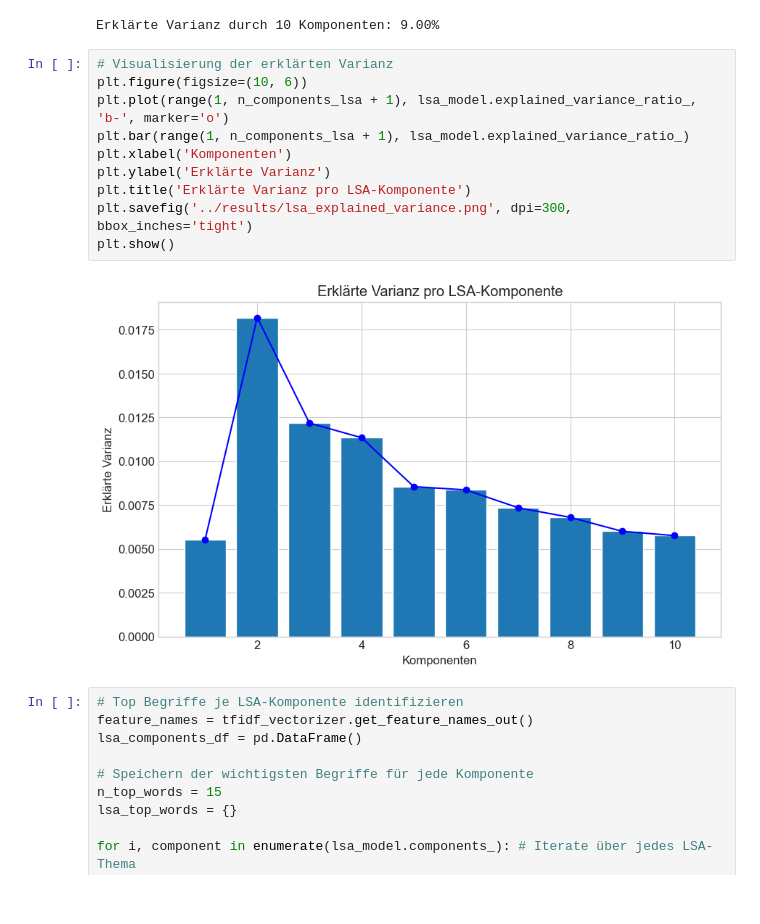
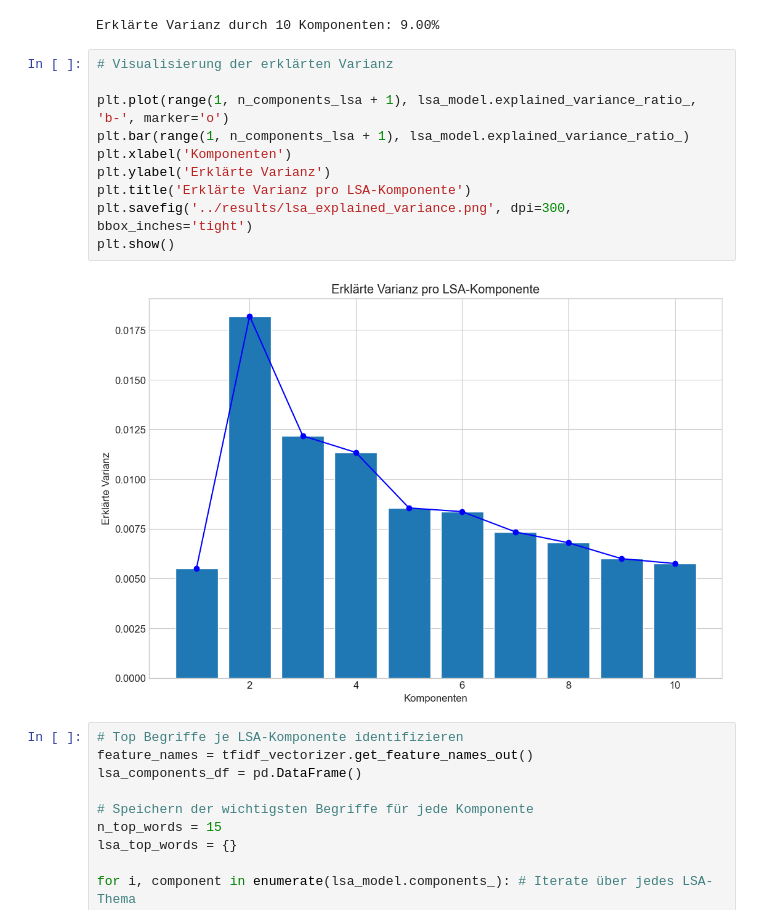
Before and after one commit to Para133791/NLP-Beschwerdeanalyse, a Jupyter notebook: notebooks/3. Themenextraktion.ipynb, the cells around one changed output. Drawn from its saved outputs; the diff is of its cells as text.

```diff
--- a/notebooks/3. Themenextraktion.ipynb
+++ b/notebooks/3. Themenextraktion.ipynb
@@ -67,16 +65,16 @@ print(f"Erklärte Varianz durch {n_components_lsa} Komponenten: {explained_varia
 Erklärte Varianz durch 10 Komponenten: 9.00%
 # %%
 # Visualisierung der erklärten Varianz
-plt.figure(figsize=(10, 6))
+
 plt.plot(range(1, n_components_lsa + 1), lsa_model.explained_variance_ratio_, 'b-', marker='o')
 plt.bar(range(1, n_components_lsa + 1), lsa_model.explained_variance_ratio_)
 plt.xlabel('Komponenten')
 plt.ylabel('Erklärte Varianz')
 plt.title('Erklärte Varianz pro LSA-Komponente')
 plt.savefig('../results/lsa_explained_variance.png', dpi=300, bbox_inches='tight')
 plt.show()
 # %% [output]
-[figure, old version]
+[figure, new version]
 # %%
 # Top Begriffe je LSA-Komponente identifizieren
 feature_names = tfidf_vectorizer.get_feature_names_out()
```
Also changed, not shown: parts of 9 cells of this notebook, 7 other files.
